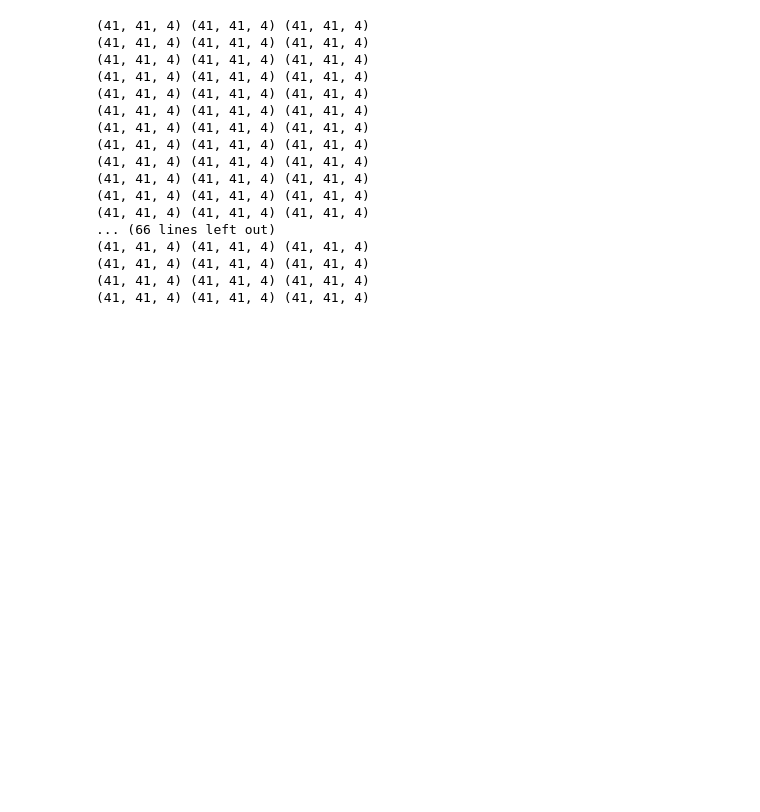
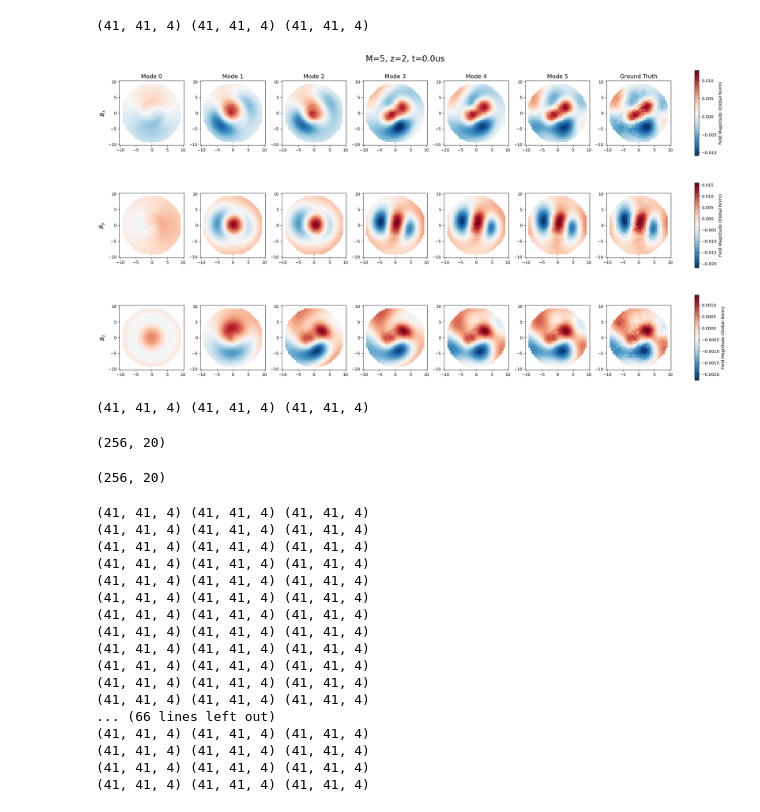
Before and after one commit to amoozing2539/Plasma_PINNS, a Jupyter notebook: mode_decomposition/alfven_decomp_v2.ipynb, the cells around one changed output. Cells and saved outputs as stored; diff of their text form; code cells hidden in the pictures; blank space fills up the shorter version.

```diff
--- a/mode_decomposition/alfven_decomp_v2.ipynb
+++ b/mode_decomposition/alfven_decomp_v2.ipynb
@@ -133,3 +133,24 @@ fig.savefig(f'mode_decomp_figs/M{M}t{t}_energy.png', bbox_inches='tight')
+# %%
+errors, energies = mode_decomp(M=5, z_slice=2, t=0, low_pass=False, sigma=0)
+# %% [output]
+(41, 41, 4) (41, 41, 4) (41, 41, 4)
+[figure, added]
+# %%
+t=0
+M=5
+Bx_3d, By_3d, Bz_3d = gen_3D_Bvec(time_index=t, Bvec=Bvec, x=x, y=y, z=z, M=M, low_pass=False, sigma=0)
+# Bx_true_slice, By_true_slice, Bz_true_slice = B_true_slice(Bvec, z_slice, t_index=t, low_pass=False)
+
+# gabi's decomposition function
+r_vals, Br, Bp, Bz = make_modes_interp(Bx_3d, By_3d, Bz_3d, x,y,z, modes=M)
+X_rec, Y_rec = get_rec_cartesian_domain(r_vals, phi)
+# %% [output]
+(41, 41, 4) (41, 41, 4) (41, 41, 4)
+(256, 20)
+# %%
+Y_rec.shape
+# %% [output]
+(256, 20)
 # %%
 select_times = times[::25] # more discretized for testing purposes, can just use times instead of select_times when plotting all timesteps
 modes_required = np.zeros_like(select_times)
```
Also changed, not shown: parts of 4 cells of this notebook, 11 other files.
